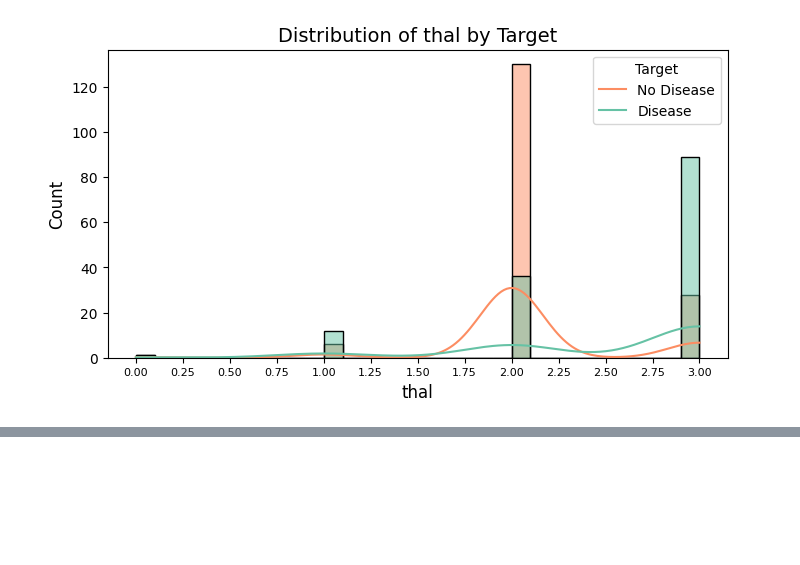
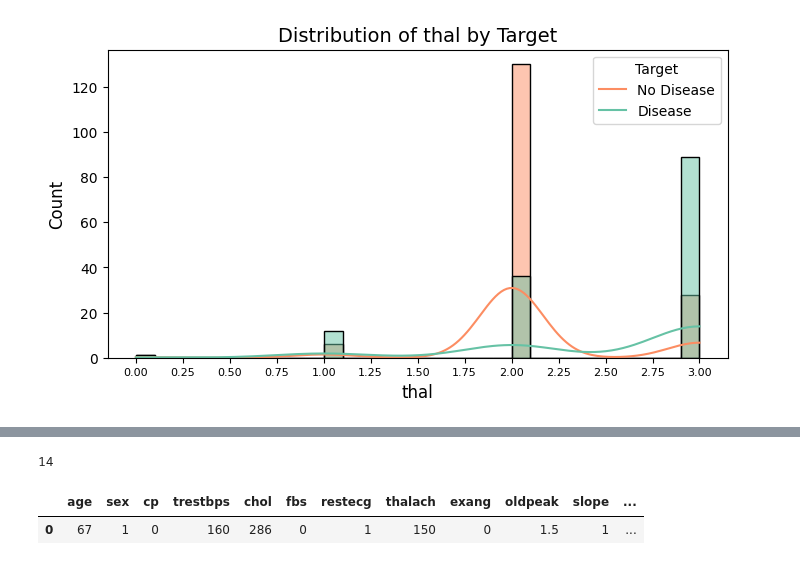
Before and after one commit to rivindu-ashinsa/smart-healthcare-ai, a Jupyter notebook: notebooks/heartPred.ipynb, the cells around one changed output, grey strips where cells are left out. Saved outputs shown, nothing was run; the diff lists cells and outputs as text; code cells hidden in the pictures; blank space fills up the shorter version.

```diff
--- a/notebooks/heartPred.ipynb
+++ b/notebooks/heartPred.ipynb
@@ -476,0 +452,44 @@ Model exported as 'heartPred_model.pkl'
+# %%
+len(df.columns)
+# %% [output]
+14
+# %%
+np.zeros(13)
+# ['age', 'sex', 'cp', 'trestbps', 'chol', 'fbs', 'restecg', 'thalach','exang', 'oldpeak', 'slope', 'ca', 'thal']
+
+# Define all variables with random values
+age = 67
+sex = 1
+cp = 0
+trestbps = 160
+chol = 286
+fbs = 0
+restecg = 1
+thalach = 150
+exang = 0
+oldpeak = 1.5
+slope = 1
+ca = 0
+thal = 3
+
+# Create the DataFrame
+pred_df = pd.DataFrame({
+    'age': age,
+    'sex': sex,
+    'cp': cp,
+    'trestbps': trestbps,
+    'chol': chol,
+    'fbs': fbs,
+    'restecg': restecg,
+    'thalach': thalach,
+    'exang': exang,
+    'oldpeak': oldpeak,
+    'slope': slope,
+    'ca': ca,
+    'thal': thal
+}, index=[0])
+
+pred_df.head()
+# %% [output]
+|  | age | sex | cp | trestbps | chol | fbs | restecg | thalach | exang | oldpeak | slope | ... |
+| 0 | 67 | 1 | 0 | 160 | 286 | 0 | 1 | 150 | 0 | 1.5 | 1 | ... |
```
Also changed, not shown: parts of 10 cells of this notebook, 3 other files.
